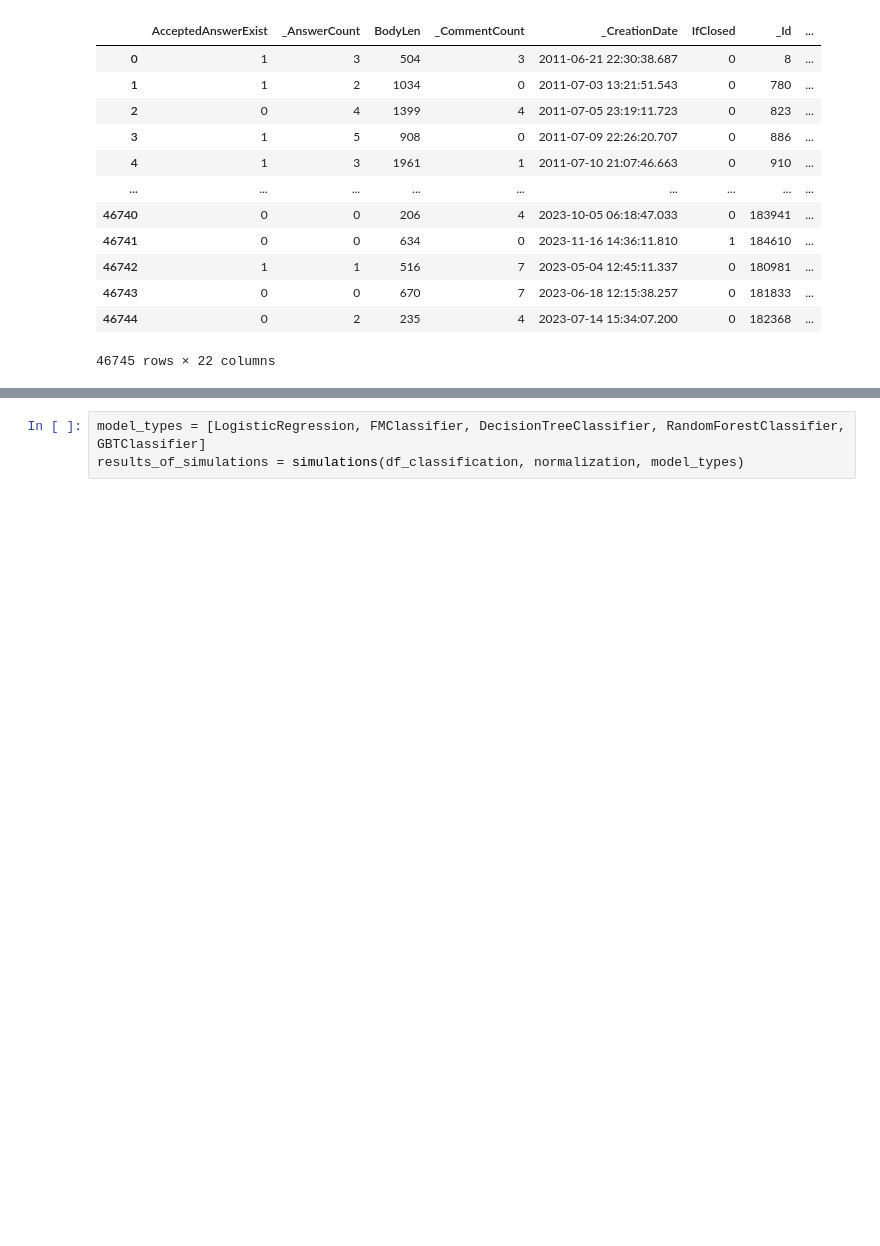
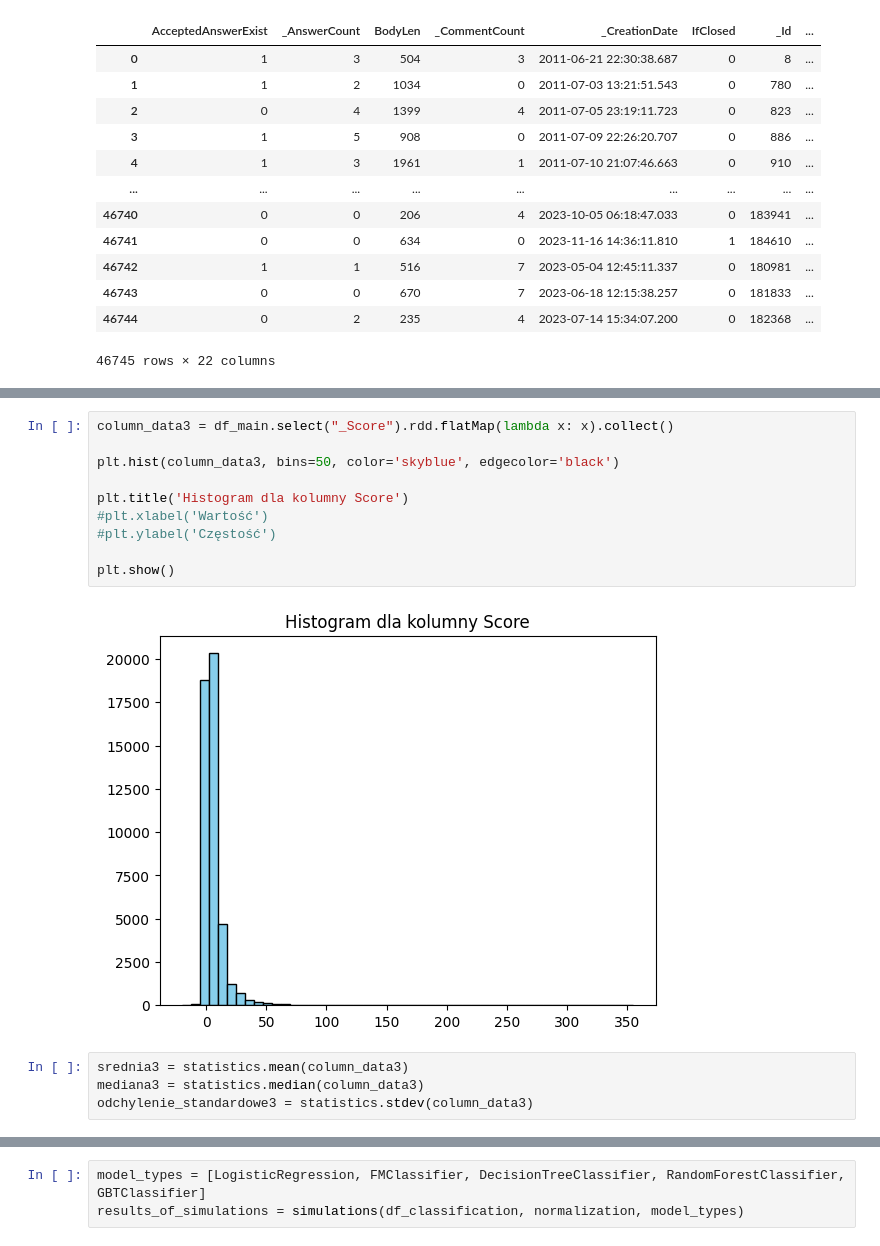
Before and after one commit to barcha2000/travelStack, a Jupyter notebook: notebooks/projektTravelStack.ipynb, the cells around one changed output, grey strips where cells are left out. Drawn from its saved outputs; the diff is of its cells as text; blank space fills up the shorter version.

```diff
--- a/notebooks/projektTravelStack.ipynb
+++ b/notebooks/projektTravelStack.ipynb
@@ -165,0 +241,16 @@ df_classification = df_main.drop("_CreationDate","_Id","_OwnerUserId","_PostType
+# %%
+column_data3 = df_main.select("_Score").rdd.flatMap(lambda x: x).collect()
+
+plt.hist(column_data3, bins=50, color='skyblue', edgecolor='black')
+
+plt.title('Histogram dla kolumny Score')
+#plt.xlabel('Wartość')
+#plt.ylabel('Częstość')
+
+plt.show()
+# %% [output]
+[figure, added]
+# %%
+srednia3 = statistics.mean(column_data3)
+mediana3 = statistics.median(column_data3)
+odchylenie_standardowe3 = statistics.stdev(column_data3)
```
Also changed, not shown: parts of 55 cells of this notebook, 3 other files.
